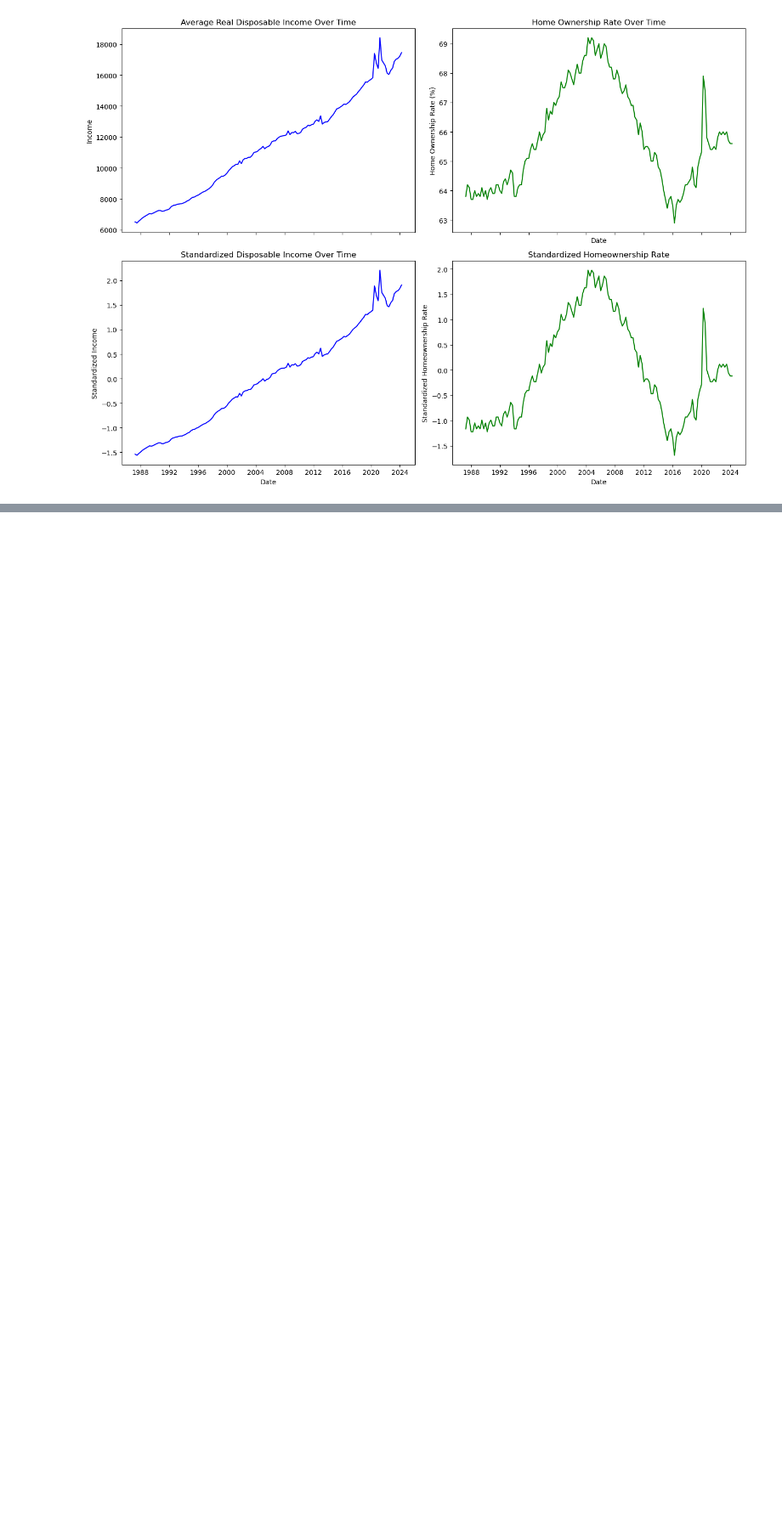
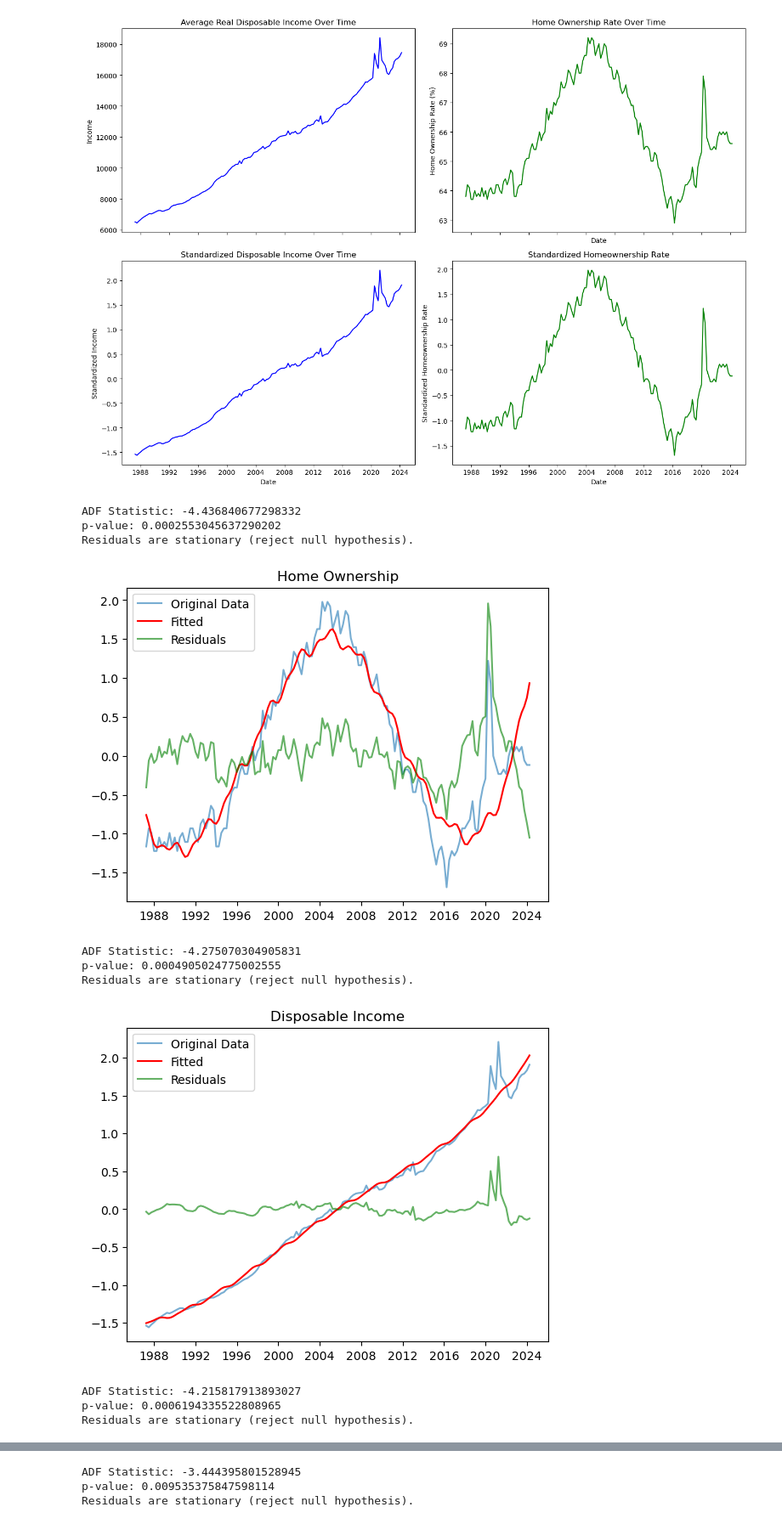
Before and after one commit to KevKoppa/TSA-Final-Project, a Jupyter notebook: notebook.ipynb, the cells around one changed output, grey strips where cells are left out. Shown at 85% size. Cells and saved outputs as stored; diff of their text form; code cells hidden in the pictures; blank space fills up the shorter version.

```diff
--- a/notebook.ipynb
+++ b/notebook.ipynb
@@ -60,3 +60,71 @@ plt.tight_layout()
 plt.show()
 # %% [output]
 [figure]
+# %%
+import numpy as np
+import pandas as pd
+from patsy import dmatrix
+from statsmodels.tsa.statespace.tools import diff
+from statsmodels.api import OLS
+from scipy.stats import zscore
+from statsmodels.tsa.stattools import adfuller
+
+
+def make_stationary(series, label):
+    data = series['data']
+    # Step 1: Create a spline basis for trend
+    time = np.arange(len(data))
+    spline_basis = dmatrix("bs(time, df=5, degree=3, include_intercept=True)", {"time": time})
+
+    # Step 2: Create Fourier terms for seasonality
+    frequency = 12  # Assume monthly seasonality for this example
+    k = 2  # Number of Fourier terms
+    fourier_terms = np.column_stack([np.sin(2 * np.pi * time * j / frequency) for j in range(1, k + 1)] +
+                                    [np.cos(2 * np.pi * time * j / frequency) for j in range(1, k + 1)])
+
+    # Step 3: Combine trend and seasonality into a single model
+    X = np.hstack([spline_basis, fourier_terms])  # Combine trend and seasonality
+    model = OLS(data, X).fit()
+
+    # Step 4: Calculate fitted values and residuals
+    fitted_values = model.fittedvalues
+    residuals = data - fitted_values
+
+    # Step 5: Verify stationarity of residuals
+    adf_result = adfuller(residuals)
+    print("ADF Statistic:", adf_result[0])
+    print("p-value:", adf_result[1])
+    if adf_result[1] < 0.05:
+        print("Residuals are stationary (reject null hypothesis).")
+    else:
+        print("Residuals are not stationary (fail to reject null hypothesis).")
+
+    plt.plot(series['time'], data, label="Original Data", alpha=0.6)
+    plt.plot(series['time'], fitted_values, label='Fitted', color="red")
+    plt.plot(series['time'], residuals, label="Residuals", color="green", alpha=0.6)
+    plt.legend()
+    plt.title(label)
+    plt.show()
+
+    return residuals
+
+# stationary data
+merged_data = merged_data.reset_index()
+merged_data['HomeOwnerStat'] = make_stationary(merged_data[['DATE', 'HomeOwnershipRate_std']].rename(columns={'HomeOwnershipRate_std': 'data', 'DATE': 'time'}), 'Home Ownership')
+merged_data['IncomeStat'] = make_stationary(merged_data[['DATE', 'Income_std']].rename(columns={'Income_std': 'data', 'DATE': 'time'}), 'Disposable Income')
+merged_data['HpStat'] = make_stationary(merged_data[['DATE', 'HPIndex_std']].rename(columns={'HPIndex_std': 'data', 'DATE': 'time'}), 'House Price Index')
+merged_data['CDStat'] = make_stationary(merged_data[['DATE', 'ConsumerDebtIndex_std']].rename(columns={'ConsumerDebtIndex_std': 'data', 'DATE': 'time'}), 'Consumer Debt')
+
+stationary_data = merged_data[['DATE', 'HomeOwnerStat', 'IncomeStat', 'HpStat', 'CDStat']]
+# %% [output]
+ADF Statistic: -4.436840677298332
+p-value: 0.0002553045637290202
+Residuals are stationary (reject null hypothesis).
+[figure, added]
+ADF Statistic: -4.275070304905831
+p-value: 0.0004905024775002555
+Residuals are stationary (reject null hypothesis).
+[figure, added]
+ADF Statistic: -4.215817913893027
+p-value: 0.0006194335522808965
+Residuals are stationary (reject null hypothesis).
@@ -62,0 +132,3 @@ plt.show()
+ADF Statistic: -3.444395801528945
+p-value: 0.009535375847598114
+Residuals are stationary (reject null hypothesis).
```
Also changed, not shown: parts of 10 cells of this notebook.
